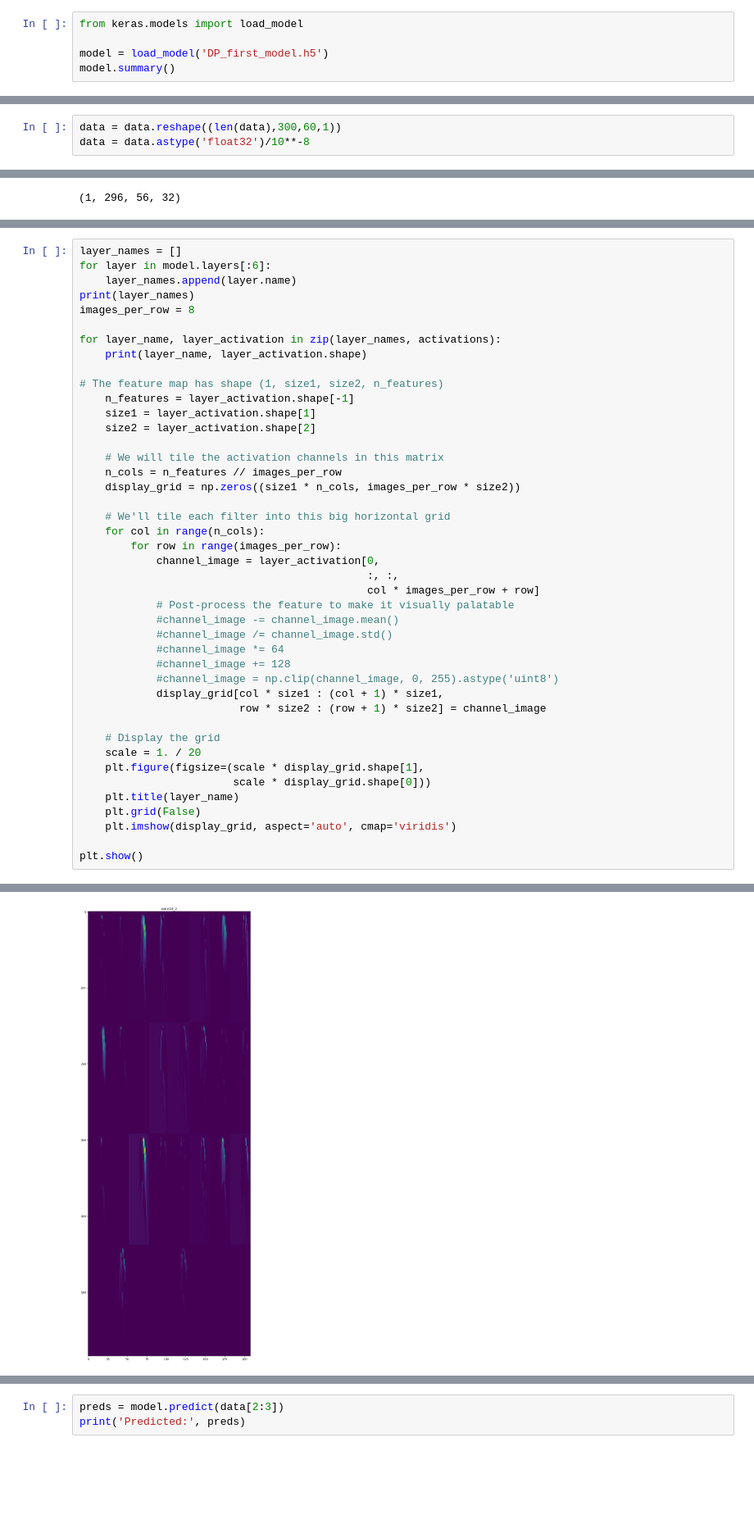
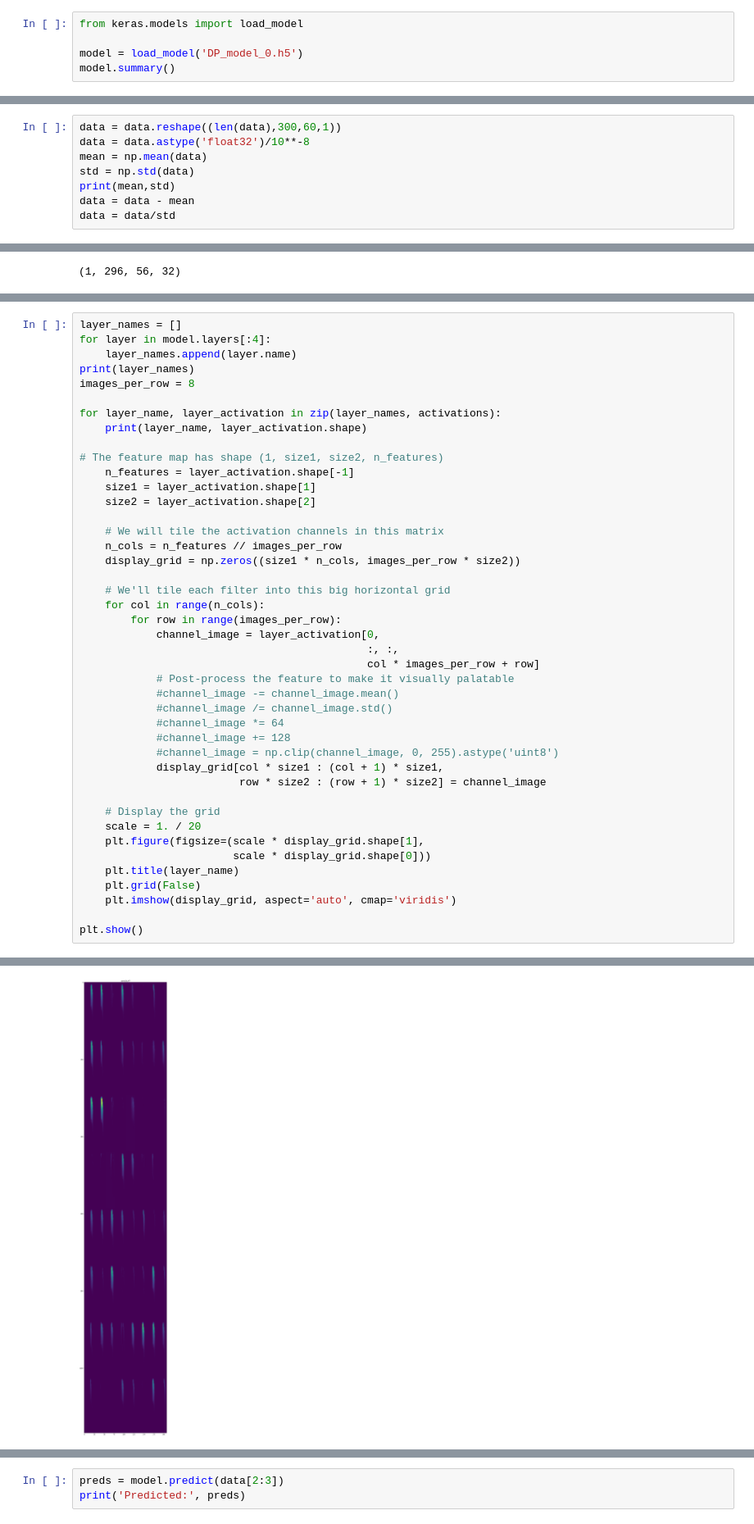
Before and after one commit to dpankova/DoublePulse, a Jupyter notebook: notebooks/DL_checks.ipynb, the cells around one changed output, grey strips where cells are left out. Shown at 82% size. Saved outputs shown, nothing was run; the diff lists cells and outputs as text; blank space fills up the shorter version.

Commit message:
Model 0 and 1

```diff
--- a/notebooks/DL_checks.ipynb
+++ b/notebooks/DL_checks.ipynb
@@ -7,7 +7,7 @@ import pickle
 # %%
 from keras.models import load_model
 
-model = load_model('DP_first_model.h5')
+model = load_model('DP_model_0.h5')
 model.summary()
 # %% [output]
 Using TensorFlow backend.
@@ -106,3 +106,8 @@ print(label[2])
 # %%
 data = data.reshape((len(data),300,60,1))
 data = data.astype('float32')/10**-8
+mean = np.mean(data)
+std = np.std(data)
+print(mean,std)
+data = data - mean
+data = data/std
@@ -138,6 +145,6 @@ plt.show()
 # %%
 layer_names = []
-for layer in model.layers[:6]:
+for layer in model.layers[:4]:
     layer_names.append(layer.name)
 print(layer_names)
 images_per_row = 8
@@ -191 +196 @@ max_pooling2d_3 (1, 35, 5, 64)
-[figure, old version]
+[figure, new version]
```
Also changed, not shown: parts of 4 cells of this notebook, 1 other file.
